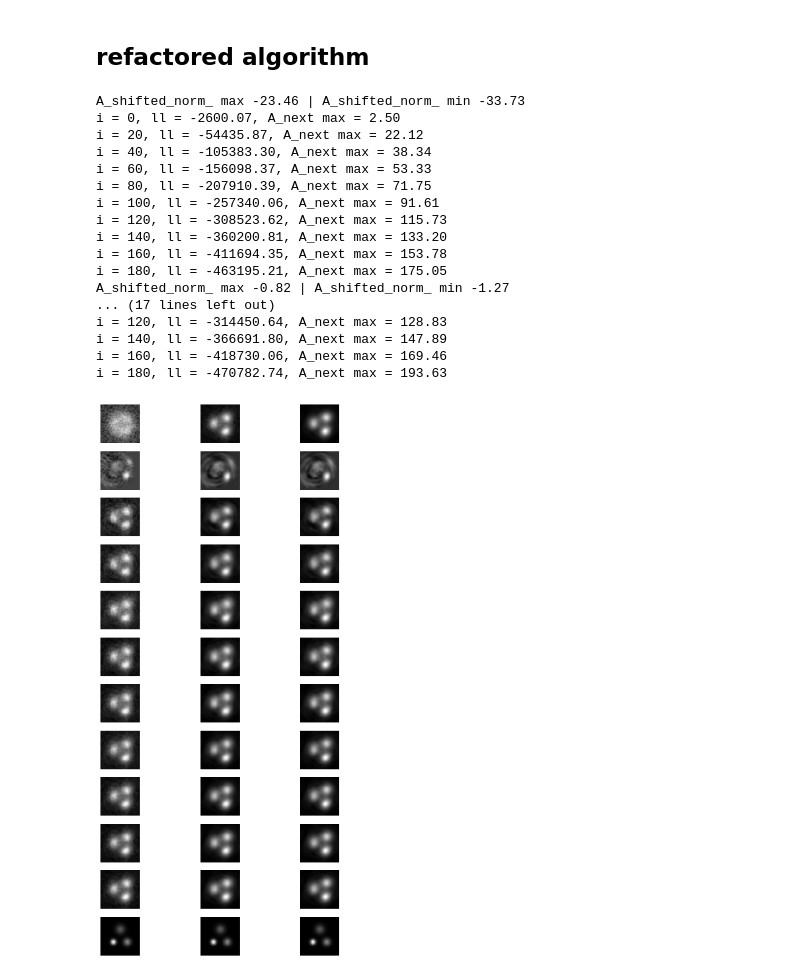
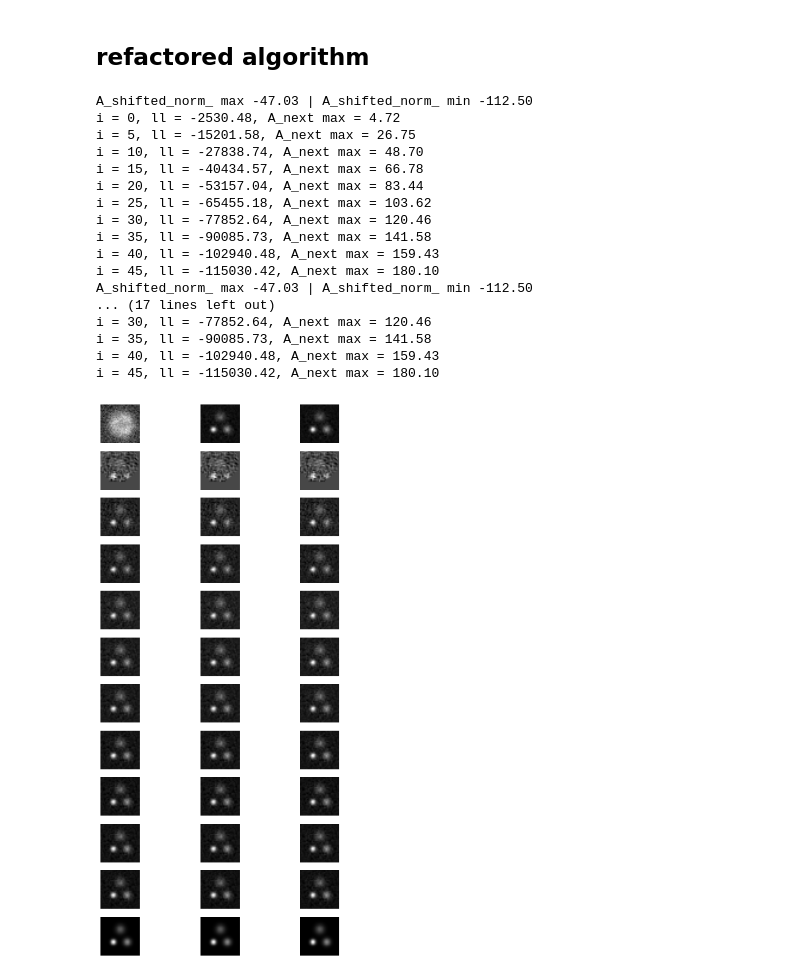
Before and after one commit to geoffwoollard/learn_cryoem_math, a Jupyter notebook: nb/2d_class.ipynb, the cells around one changed output. Cells and saved outputs as stored; diff of their text form; code cells hidden in the pictures.

Commit message:
de alignment (rotate and shift) done in right order relative to precomputed reference library for template

```diff
--- a/nb/2d_class.ipynb
+++ b/nb/2d_class.ipynb
@@ -153,7 +152,7 @@ plt.imshow(x, cmap='gray')
 <matplotlib.image.AxesImage at 0x...>
 [figure]
 # %%
-M=200
+M=50
 sigma=1
 sigma_shift=(3,3)
 high_angle=360
@@ -531,7 +530,7 @@ for c in range(n_A_updates):
     for angle_idx, angle in enumerate(angles):
       for shift_r_idx, shift_r in enumerate(shifts_r):
         for shift_c_idx, shift_c in enumerate(shifts_c):
-          x_shifted[:,:,angle_idx,shift_r_idx,shift_c_idx] = make_fake(A.copy(),sigma=0,shift=(-shift_r,-shift_c),angle=angle)
+          x_shifted[:,:,angle_idx,shift_r_idx,shift_c_idx] = make_fake(x,sigma=0,shift=(-shift_r,-shift_c),angle=angle)
 
     conv = np.zeros(A_prev.shape)
     for nr in range(A_prev.shape[0]):
@@ -664,12 +663,13 @@ for c in range(n_A_updates):
 
   # alignment library of A
   A_rot_shifted = np.zeros((N,N,angles.shape[0],shifts_r.shape[0],shifts_c.shape[0]),dtype=np.float32)
-  for angle_idx, angle in enumerate(angles):
-    A_rot = scipy.ndimage.rotate(A_prev,angle=angle,reshape=False)
-    for shift_r_idx, shift_r in enumerate(shifts_r):
-      A_rot_shift = shift_zeropad_axis(A_rot,shift=shift_r,axis=0)
-      for shift_c_idx, shift_c in enumerate(shifts_c):
-        A_rot_shifted[:,:,angle_idx,shift_r_idx,shift_c_idx] = shift_zeropad_axis(A_rot_shift,shift=shift_c,axis=1)
+
+  for shift_r_idx, shift_r in enumerate(shifts_r):
+    A_shift_r = shift_zeropad_axis(A,shift=shift_r,axis=0)
+    for shift_c_idx, shift_c in enumerate(shifts_c):
+      A_shift_r_c = shift_zeropad_axis(A_shift_r,shift=shift_c,axis=1)
+      for angle_idx, angle in enumerate(angles):
+        A_rot_shifted[:,:,angle_idx,shift_r_idx,shift_c_idx] = scipy.ndimage.rotate(A_shift_r_c,angle=angle,reshape=False) # rotation in inner loop, so rotation in outer loop for each image
 
 
   # norm A
@@ -715,47 +715,47 @@ for c in range(n_A_updates):
     # Ui
     gisum = gi.sum()
     if not np.isclose(gisum, 0):
       Ui = gisum**-1
       # log lik
       ll += -np.log(Ui) + Ki - 2*sigma**-2*np.linalg.norm(x)**2 #- N*((M/2+0.5)*np.log(2*pi))
     else:
       Ui=0
     #print('Ui %.2f' % Ui)
 
     # rev align
     x_aligned = comp_x_aligned(x,A_rot_shifted,angles,shifts_r,shifts_c)
 
     # A_next
     A_next = comp_A_next(A_prev,A_next,x_aligned,gi,Ui)
 
     if i % int(X.shape[0]/10) == 0:
       print('i = %i, ll = %.2f, A_next max = %.2f' % (i,ll,A_next.max()))
       axes[r+1,c].imshow(A_next,cmap='gray')
       #axes[r+1,c].title.set_text('A_next max = %.2f' % A_next.max())
       axes[r+1,c].set_axis_off()
       #pd.Series(A_next).plot(ax=axes[r+1,c])
       r+=1
 
   A_next *= (A_next.size)**-1
   #pd.Series(A).plot(ax=axes[r+1,c])
   axes[r+1,c].imshow(A,cmap='gray')
   axes[r+1,c].set_axis_off()
 # %% [output]
-A_shifted_norm_ max -23.46 | A_shifted_norm_ min -33.73
-i = 0, ll = -2600.07, A_next max = 2.50
-i = 20, ll = -54435.87, A_next max = 22.12
-i = 40, ll = -105383.30, A_next max = 38.34
-i = 60, ll = -156098.37, A_next max = 53.33
-i = 80, ll = -207910.39, A_next max = 71.75
-i = 100, ll = -257340.06, A_next max = 91.61
-i = 120, ll = -308523.62, A_next max = 115.73
-i = 140, ll = -360200.81, A_next max = 133.20
-i = 160, ll = -411694.35, A_next max = 153.78
-i = 180, ll = -463195.21, A_next max = 175.05
-A_shifted_norm_ max -0.82 | A_shifted_norm_ min -1.27
+A_shifted_norm_ max -47.03 | A_shifted_norm_ min -112.50
+i = 0, ll = -2530.48, A_next max = 4.72
+i = 5, ll = -15201.58, A_next max = 26.75
+i = 10, ll = -27838.74, A_next max = 48.70
+i = 15, ll = -40434.57, A_next max = 66.78
+i = 20, ll = -53157.04, A_next max = 83.44
+i = 25, ll = -65455.18, A_next max = 103.62
+i = 30, ll = -77852.64, A_next max = 120.46
+i = 35, ll = -90085.73, A_next max = 141.58
+i = 40, ll = -102940.48, A_next max = 159.43
+i = 45, ll = -115030.42, A_next max = 180.10
+A_shifted_norm_ max -47.03 | A_shifted_norm_ min -112.50
 ... (17 lines left out)
-i = 120, ll = -314450.64, A_next max = 128.83
-i = 140, ll = -366691.80, A_next max = 147.89
-i = 160, ll = -418730.06, A_next max = 169.46
-i = 180, ll = -470782.74, A_next max = 193.63
+i = 30, ll = -77852.64, A_next max = 120.46
+i = 35, ll = -90085.73, A_next max = 141.58
+i = 40, ll = -102940.48, A_next max = 159.43
+i = 45, ll = -115030.42, A_next max = 180.10
-[figure, old version]
+[figure, new version]
```
Also changed, not shown: parts of 11 cells of this notebook.
